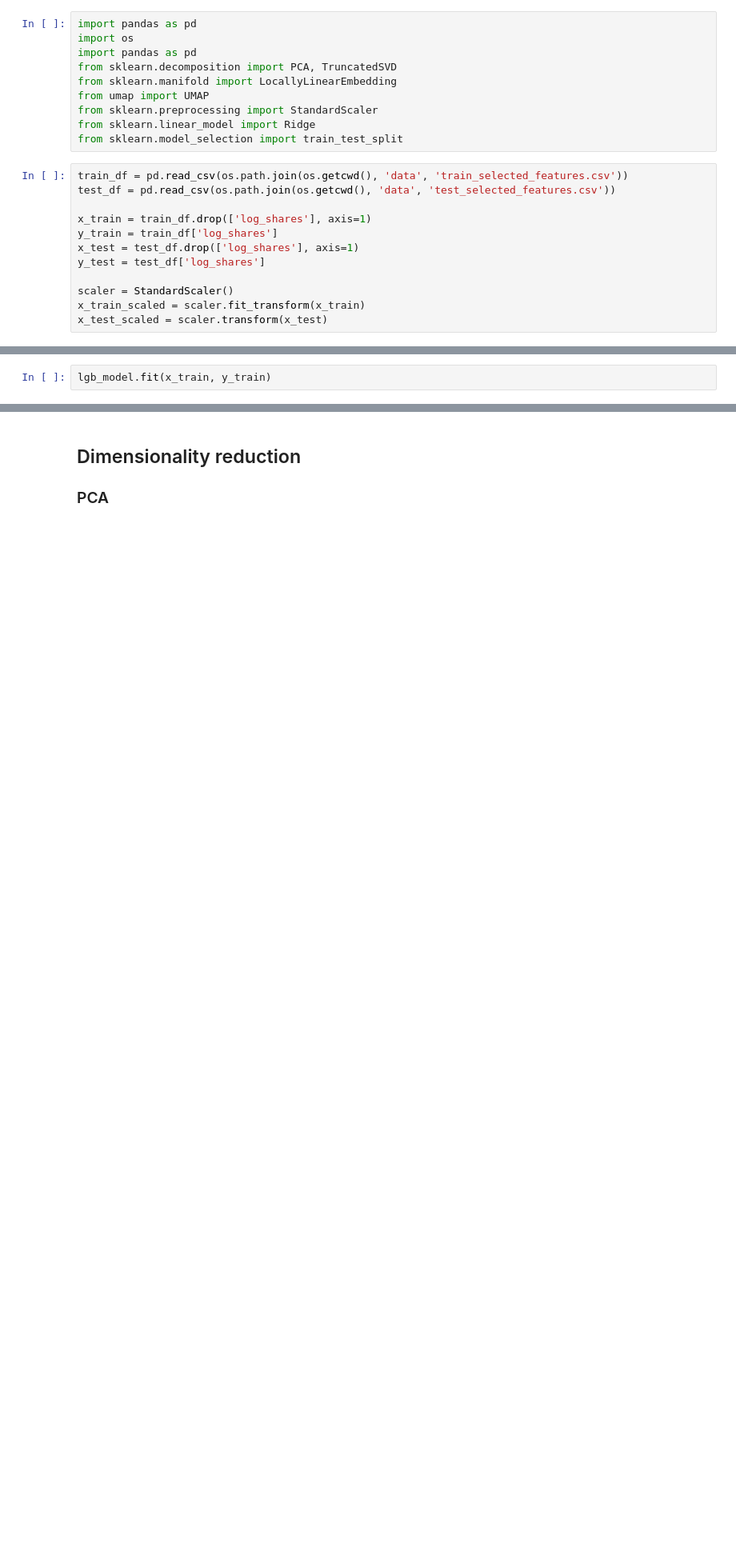
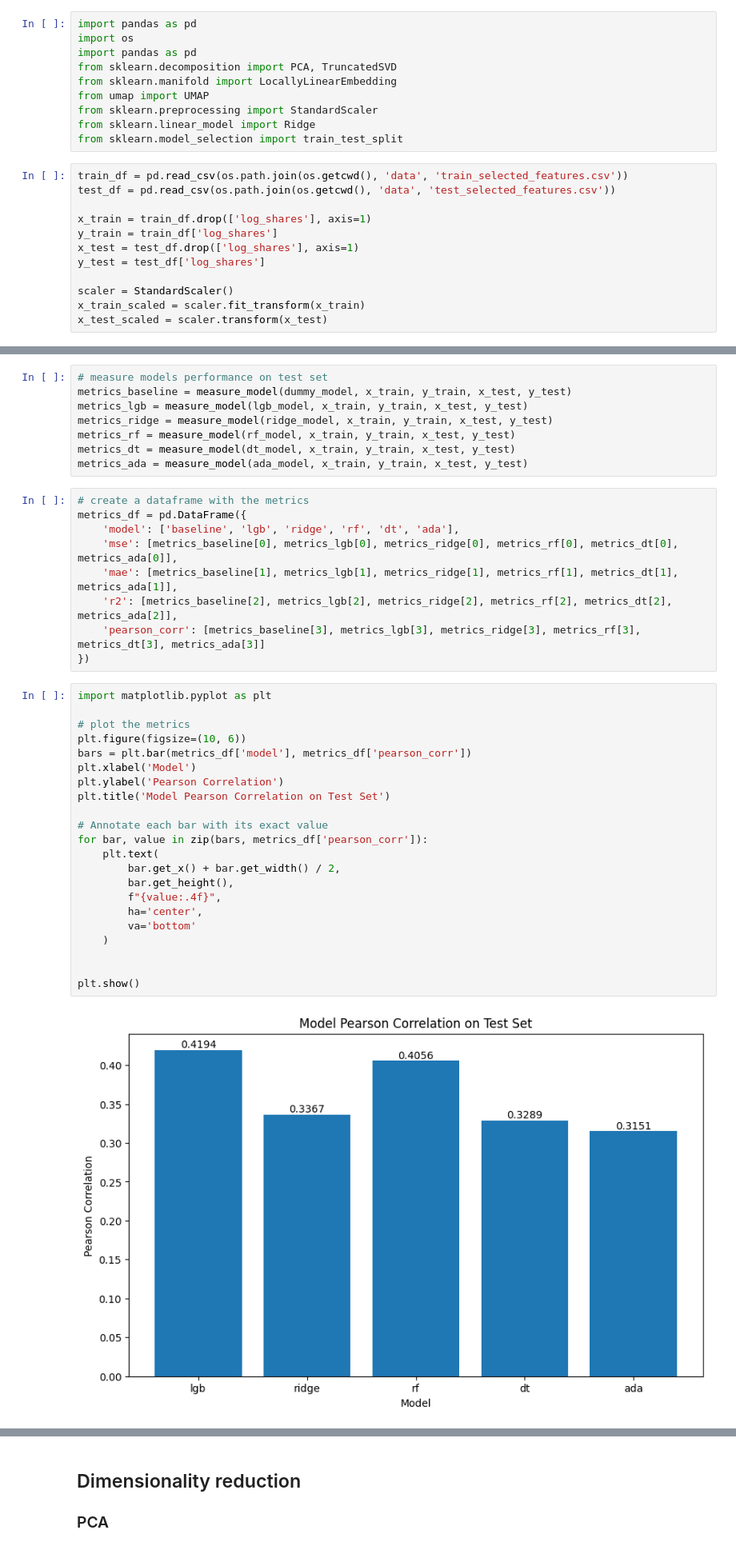
Before and after one commit to MirceaPetcu/project-big-data, a Jupyter notebook: models.ipynb, the cells around one changed output, grey strips where cells are left out. Shown at 80% size. Drawn from its saved outputs; the diff is of its cells as text; blank space fills up the shorter version.

Commit message:
models results + ht

```diff
--- a/models.ipynb
+++ b/models.ipynb
@@ -45,2 +107,0 @@ lgb_model = create_lgb_model()
-# %%
-lgb_model.fit(x_train, y_train)
@@ -78,0 +108,41 @@ metrics_lgb, metrics_dummy
+# %%
+# measure models performance on test set
+metrics_baseline = measure_model(dummy_model, x_train, y_train, x_test, y_test)
+metrics_lgb = measure_model(lgb_model, x_train, y_train, x_test, y_test)
+metrics_ridge = measure_model(ridge_model, x_train, y_train, x_test, y_test)
+metrics_rf = measure_model(rf_model, x_train, y_train, x_test, y_test)
+metrics_dt = measure_model(dt_model, x_train, y_train, x_test, y_test)
+metrics_ada = measure_model(ada_model, x_train, y_train, x_test, y_test)
+# %%
+# create a dataframe with the metrics
+metrics_df = pd.DataFrame({
+    'model': ['baseline', 'lgb', 'ridge', 'rf', 'dt', 'ada'],
+    'mse': [metrics_baseline[0], metrics_lgb[0], metrics_ridge[0], metrics_rf[0], metrics_dt[0], metrics_ada[0]],
+    'mae': [metrics_baseline[1], metrics_lgb[1], metrics_ridge[1], metrics_rf[1], metrics_dt[1], metrics_ada[1]],
+    'r2': [metrics_baseline[2], metrics_lgb[2], metrics_ridge[2], metrics_rf[2], metrics_dt[2], metrics_ada[2]],
+    'pearson_corr': [metrics_baseline[3], metrics_lgb[3], metrics_ridge[3], metrics_rf[3], metrics_dt[3], metrics_ada[3]]
+})
+# %%
+import matplotlib.pyplot as plt
+
+# plot the metrics
+plt.figure(figsize=(10, 6))
+bars = plt.bar(metrics_df['model'], metrics_df['pearson_corr'])
+plt.xlabel('Model')
+plt.ylabel('Pearson Correlation')
+plt.title('Model Pearson Correlation on Test Set')
+
+# Annotate each bar with its exact value
+for bar, value in zip(bars, metrics_df['pearson_corr']):
+    plt.text(
+        bar.get_x() + bar.get_width() / 2,
+        bar.get_height(),
+        f"{value:.4f}",
+        ha='center',
+        va='bottom'
+    )
+
+
+plt.show()
+# %% [output]
+[figure, added]
```
Also changed, not shown: parts of 16 cells of this notebook, 8 other files.
